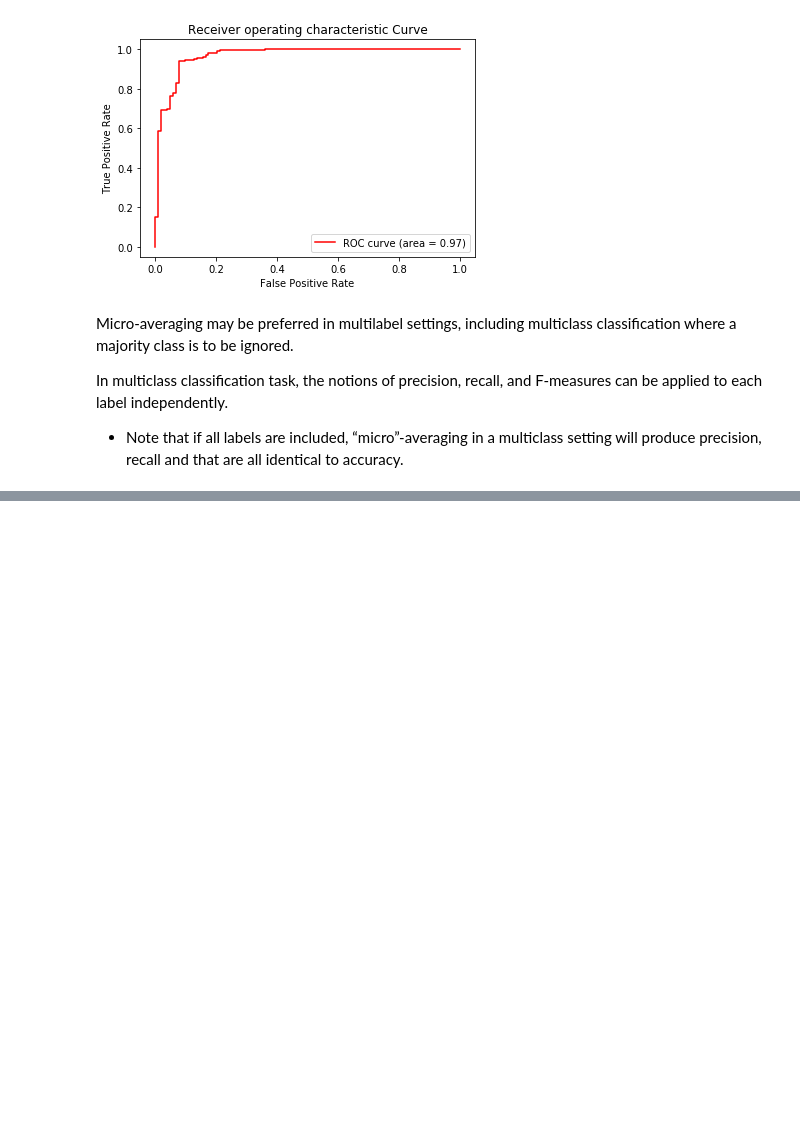
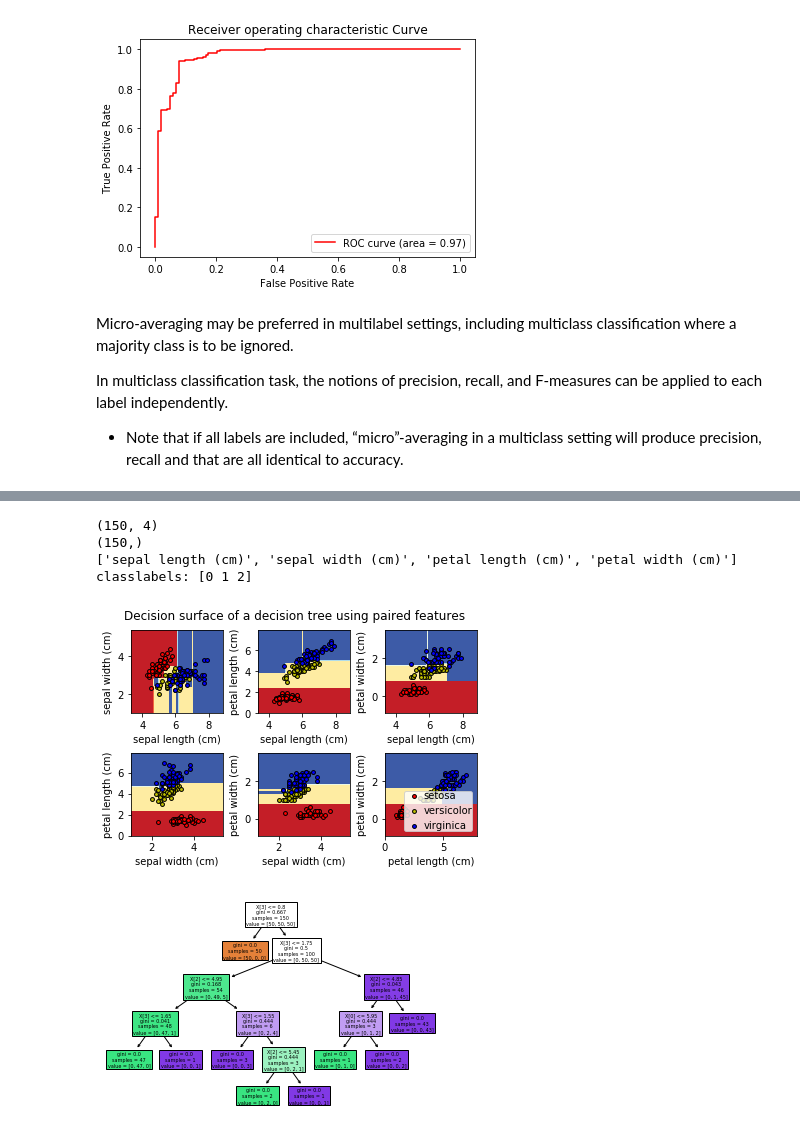
Before and after one commit to anjali88/Basic-ML-, a Jupyter notebook: Pushpanjali_Banik_Scikit_learn.ipynb, the cells around one changed output, grey strips where cells are left out. Drawn from its saved outputs; the diff is of its cells as text; code cells hidden in the pictures; blank space fills up the shorter version.

```diff
--- a/Pushpanjali_Banik_Scikit_learn.ipynb
+++ b/Pushpanjali_Banik_Scikit_learn.ipynb
@@ -543,0 +656,76 @@ Excercise 4: Classification and regression machine learning algorithms
+# %%
+from sklearn.datasets import load_iris
+iris_data = load_iris()
+# features
+iris_X = pd.DataFrame(iris_data.data, columns = iris_data.feature_names)
+# labels
+iris_y = iris_data.target
+# check the data has loaded successfully
+print(iris_X.shape)
+print(iris_y.shape)
+print(iris_data.feature_names)
+print('classlabels:', np.unique(iris_y))
+from sklearn.model_selection import train_test_split
+#using train_test_split function, we randomly split the boston_X and boston_y arrays into 50% test data and 50% training data
+# using train_test_split function, we shuffle the training dataset internally before splitting
+# via random_state, we provided a fixed random seed (random_state=1) for internal pseudo-random generator used for shuffling dataset prior to splitting
+iris_X_train,iris_X_test, iris_y_train, iris_y_test = train_test_split(iris_X,iris_y, test_size=0.5, random_state=1)
+#import approriate library
+from sklearn.tree import DecisionTreeClassifier
+#train a decision tree of max. depth of 4, using Gini impurity as criterion for impurity
+tree_model = DecisionTreeClassifier(criterion = 'gini', max_depth=4, random_state=1)
+treefit = tree_model.fit(iris_X_train, iris_y_train)
+X_combined = np.vstack((iris_X_train, iris_X_test))
+y_combined = np.hstack((iris_y_train, iris_y_test))
+
+#decision surface of a decision tree
+from sklearn.tree import plot_tree
+# Parameters
+n_classes = 3
+plot_colors = "ryb"
+plot_step = 0.02
+for pairidx, pair in enumerate([[0, 1], [0, 2], [0, 3],
+                                [1, 2], [1, 3], [2, 3]]):
+    # We only take the two corresponding features
+    iris_X = iris_data.data[:, pair]
+    iris_y = iris_data.target
+    # Train
+    clf = DecisionTreeClassifier().fit(iris_X, iris_y)
+
+    # Plot the decision boundary
+    plt.subplot(2, 3, pairidx + 1)
+
+    x_min, x_max = iris_X[:, 0].min() - 1, iris_X[:, 0].max() + 1
+    y_min, y_max = iris_X[:, 1].min() - 1, iris_X[:, 1].max() + 1
+    xx, yy = np.meshgrid(np.arange(x_min, x_max, plot_step),
+                         np.arange(y_min, y_max, plot_step))
+    plt.tight_layout(h_pad=0.5, w_pad=0.5, pad=2.5)
+
+    Z = clf.predict(np.c_[xx.ravel(), yy.ravel()])
+    Z = Z.reshape(xx.shape)
+    cs = plt.contourf(xx, yy, Z, cmap=plt.cm.RdYlBu)
+
+    plt.xlabel(iris_data.feature_names[pair[0]])
+    plt.ylabel(iris_data.feature_names[pair[1]])
+
+    # Plot the training points
+    for i, color in zip(range(n_classes), plot_colors):
+        idx = np.where(iris_y == i)
+        plt.scatter(iris_X[idx, 0], iris_X[idx, 1], c=color, label=iris_data.target_names[i],
+                    cmap=plt.cm.RdYlBu, edgecolor='black', s=15)
+
+plt.suptitle("Decision surface of a decision tree using paired features")
+plt.legend(loc='lower right', borderpad=0, handletextpad=0)
+plt.axis("tight")
+
+plt.figure()
+clf = DecisionTreeClassifier().fit(iris_data.data, iris_data.target)
+plot_tree(clf, filled=True)
+plt.show()
+# %% [output]
+(150, 4)
+(150,)
+['sepal length (cm)', 'sepal width (cm)', 'petal length (cm)', 'petal width (cm)']
+classlabels: [0 1 2]
+[figure, added]
+[figure, added]
```
Also changed, not shown: parts of 5 cells of this notebook.
